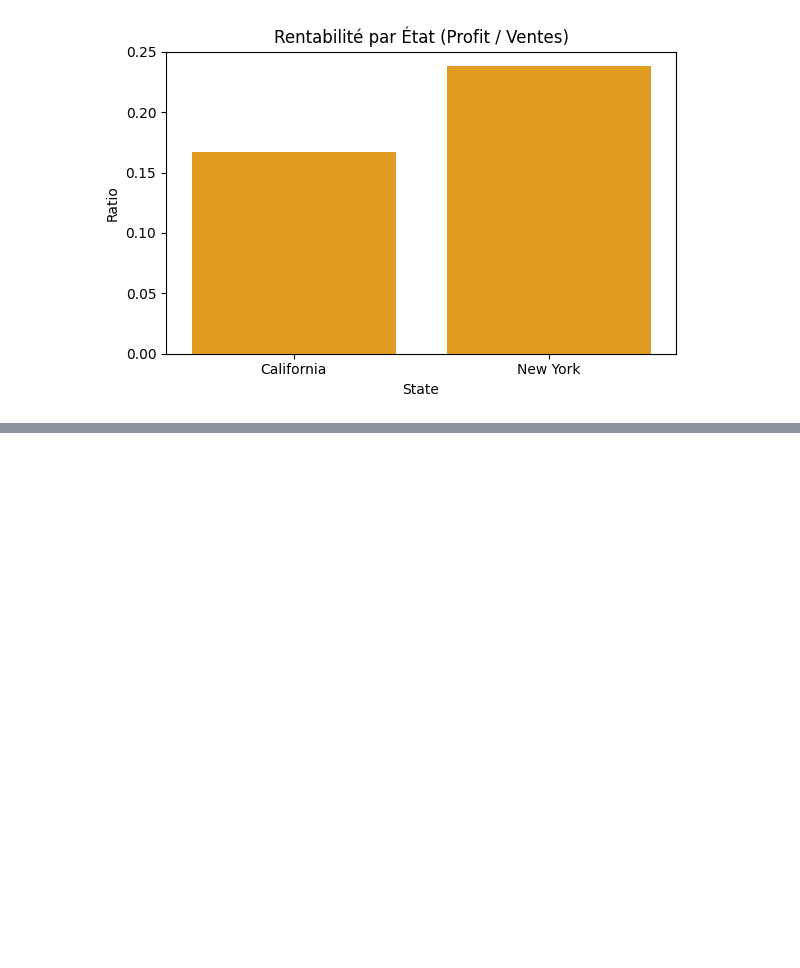
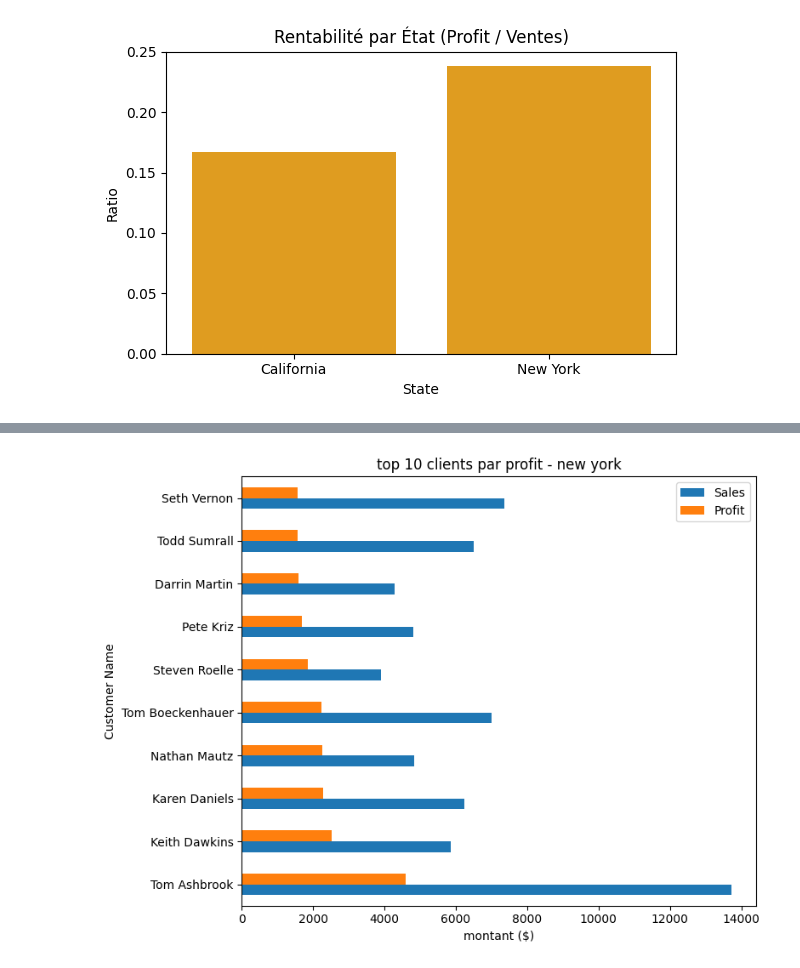
Before and after one commit to Jeynova/GenAI_Bootcamp, a Jupyter notebook: week2/day5/MiniProjet/projet.ipynb, the cells around one changed output, grey strips where cells are left out. Cells and saved outputs as stored; diff of their text form; code cells hidden in the pictures; blank space fills up the shorter version.

```diff
--- a/week2/day5/MiniProjet/projet.ipynb
+++ b/week2/day5/MiniProjet/projet.ipynb
@@ -216,0 +266,20 @@ plt.show()
+# %%
+# ajouter la colonne delivery time dans df principal
+df['Order Date'] = pd.to_datetime(df['Order Date'])
+df['Ship Date'] = pd.to_datetime(df['Ship Date'])
+df['Delivery Time'] = (df['Ship Date'] - df['Order Date']).dt.days
+
+# redefinir les sous-ensembles pour inclure cette colonne
+df_ca = df[df['State'] == 'California']
+df_ny = df[df['State'] == 'New York']
+
+# comparer les delais moyens
+print('delai moyen californie:', df_ca['Delivery Time'].mean())
+print('delai moyen new york:', df_ny['Delivery Time'].mean())
+
+# comparer les modes de livraison
+print('mode de livraison - californie:')
+print(df_ca['Ship Mode'].value_counts(normalize=True))
+
+print('mode de livraison - new york:')
+print(df_ny['Ship Mode'].value_counts(normalize=True))
@@ -216,0 +333,5 @@ plt.show()
+# %%
+df_ny = df[df['State'] == 'New York']
+client_profit_ny = df_ny.groupby('Customer Name')[['Sales', 'Profit']].sum()
+client_profit_ny_sorted = client_profit_ny.sort_values(by='Profit', ascending=False)
+print(client_profit_ny_sorted.head(10))
@@ -216,0 +351,8 @@ plt.show()
+# %%
+client_profit_ny_sorted.head(10).plot(kind='barh', figsize=(8, 6))
+plt.title('top 10 clients par profit - new york')
+plt.xlabel('montant ($)')
+plt.tight_layout()
+plt.show()
+# %% [output]
+[figure, added]
```
Also changed, not shown: parts of 25 cells of this notebook.
